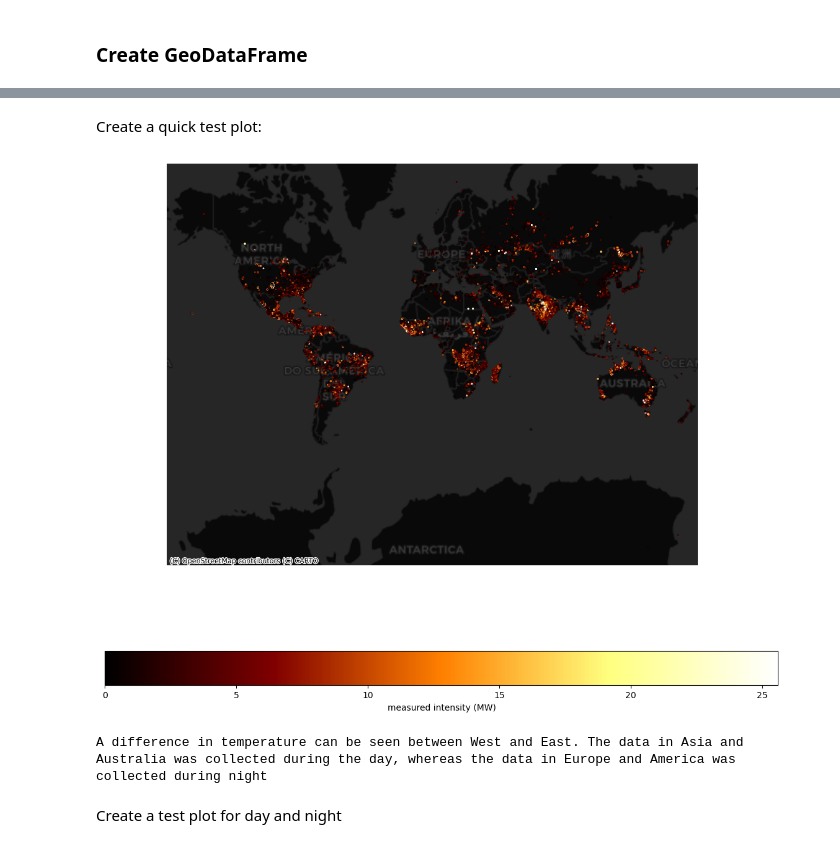
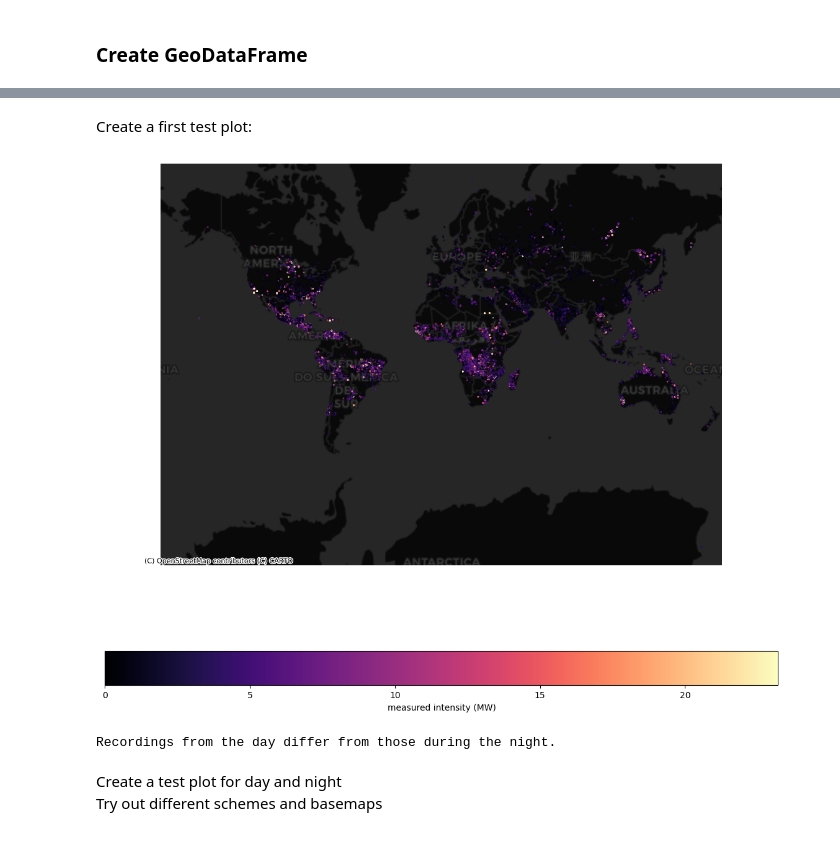
Before and after one commit to Goldmandli/Project_GEO876, a Jupyter notebook: notebooks/Project_Notebook.ipynb, the cells around one changed output, grey strips where cells are left out. Drawn from its saved outputs; the diff is of its cells as text; code cells hidden in the pictures.

```diff
--- a/notebooks/Project_Notebook.ipynb
+++ b/notebooks/Project_Notebook.ipynb
@@ -247,42 +237,42 @@ display(gdf_viirs.head())
 # %% [markdown]
-Create a quick test plot:
+Create a first test plot:
 # %%
 # Set CRS to Web Mercator to match contextily basemap
 gdf_viirs = gdf_viirs.to_crs(epsg=3857)
 
 # Create the initial plot
 fig, ax = plt.subplots(figsize=(20, 12))
 
 vmax = np.percentile(gdf_viirs["intensity_mv"], 95)
 
 # Plot the data
 gdf_viirs.plot(ax=ax,
                column="intensity_mv",
                legend=True,
                alpha=0.5,
                markersize=1,
                vmax=vmax,
-               cmap="afmhot", # trying a different color scheme
+               cmap="magma", # trying a different color scheme
                legend_kwds={
                    "label": "measured intensity (MW)",
                    "orientation": "horizontal",
                    "shrink":0.7
     })
 
 # Add a basemap
 ctx.add_basemap(ax=ax, source=ctx.providers.CartoDB.DarkMatter)
 
 # Hide axes
 ax.set_axis_off()
 plt.show()
 
-print("A difference in temperature can be seen between West and East. " \
-"The data in Asia and Australia was collected during the day, whereas the data in Europe and America was collected during night")
+print("Recordings from the day differ from those during the night.")
 # %% [output]
-[figure, old version]
+[figure, new version]
-A difference in temperature can be seen between West and East. The data in Asia and Australia was collected during the day, whereas the data in Europe and America was collected during night
+Recordings from the day differ from those during the night.
 # %% [markdown]
-Create a test plot for day and night
+Create a test plot for day and night \
+Try out different schemes and basemaps
 # %%
 gdf_viirs_day = gpd.GeoDataFrame(
     df_viirs_day,
```
Also changed, not shown: parts of 16 cells of this notebook.
